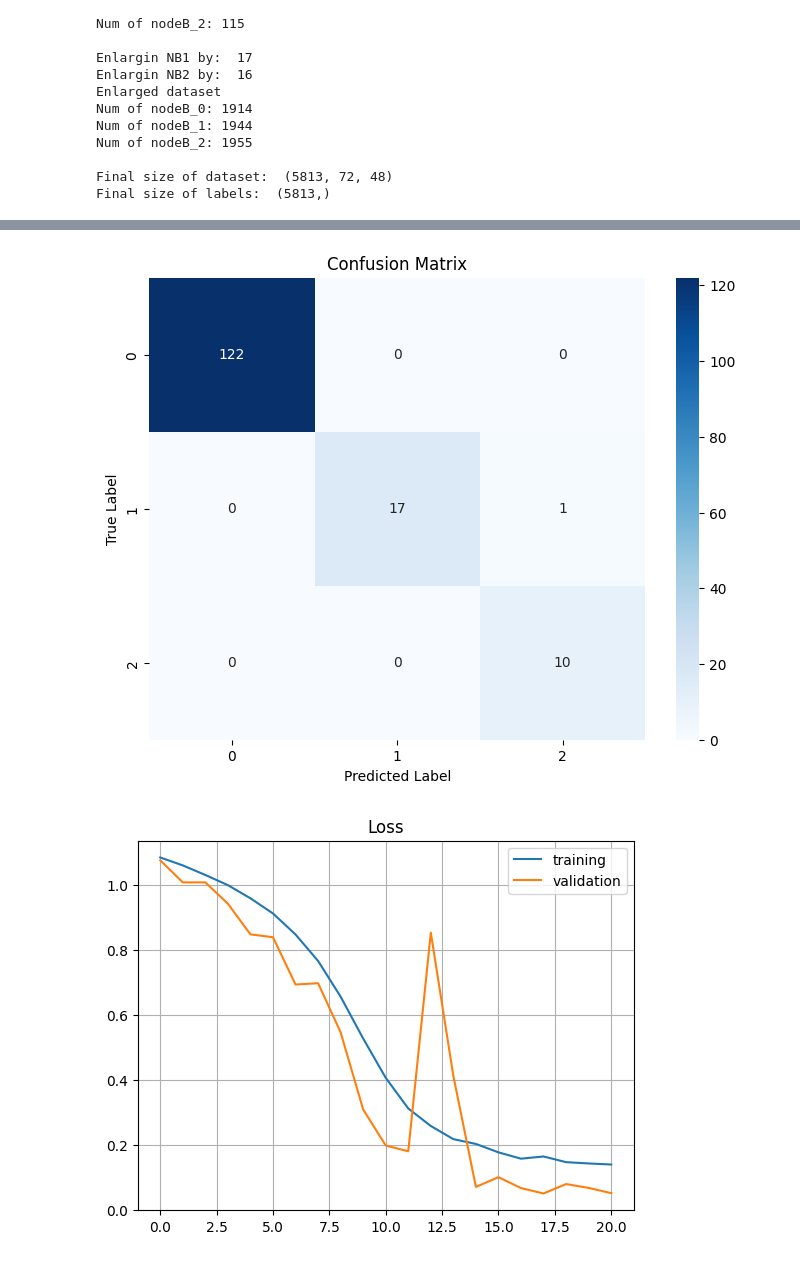
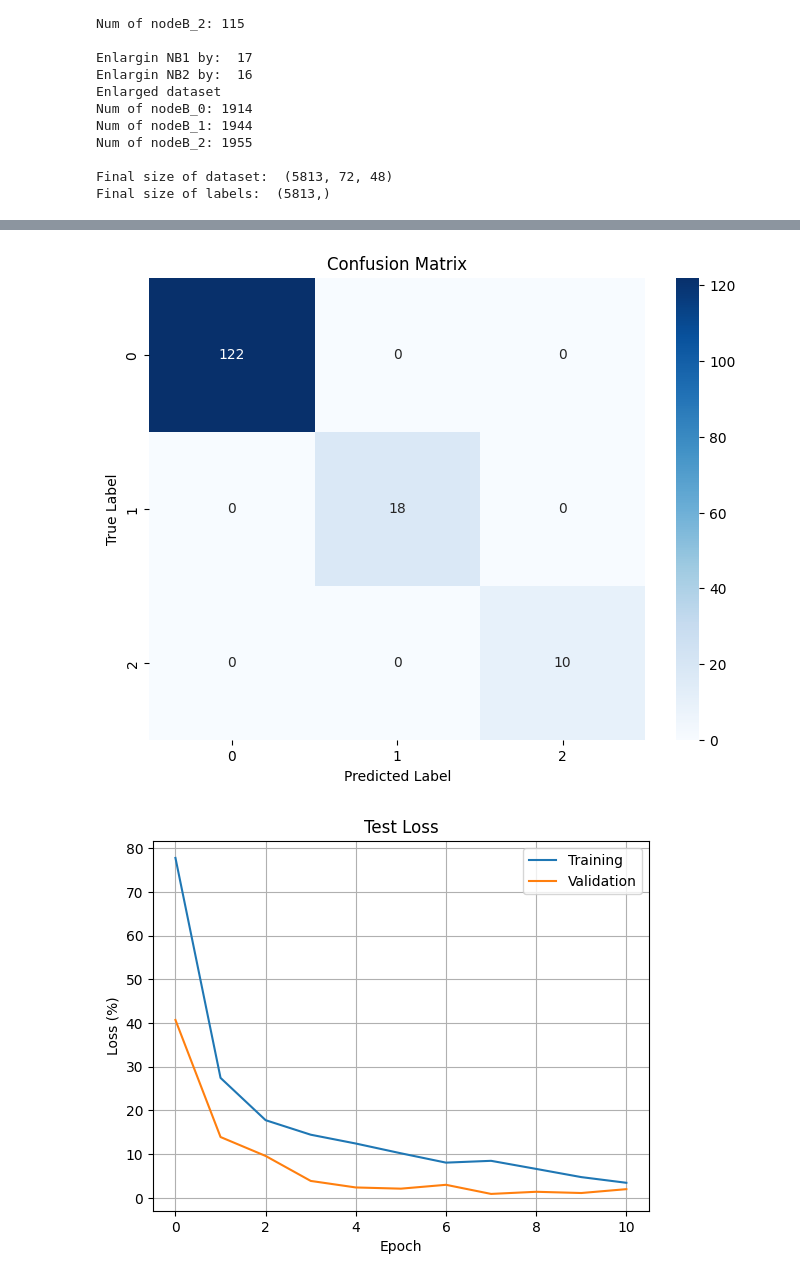
Before and after one commit to TaVodic/MPA-MLF, a Jupyter notebook: Project/project_MT.ipynb, the cells around one changed output, grey strips where cells are left out. Cells and saved outputs as stored; diff of their text form; code cells hidden in the pictures.

Commit message:
final graphs, adamax, 99.16p

```diff
--- a/Project/project_MT.ipynb
+++ b/Project/project_MT.ipynb
@@ -212,7 +212,7 @@ model.add(Dense(32, activation='relu'))
 
 model.add(Dense(3, activation='softmax'))
 
-model.compile(loss='categorical_crossentropy', optimizer=SGD(learning_rate = 0.001), metrics=['accuracy'])
+model.compile(loss='categorical_crossentropy', optimizer=Adamax(learning_rate = 0.001), metrics=['accuracy'])
 
 model.summary()
 
@@ -284,16 +284,23 @@ plt.ylabel('True Label')
 plt.title('Confusion Matrix')
 plt.show()
 
+# Plot loss
 plt.figure()
-plt.title('Loss')
-plt.plot(history.history['loss'])
-plt.plot(history.history['val_loss'])
-plt.legend(['training', 'validation'])
-plt.grid('both')
+plt.title('Test Loss')
+plt.plot([x * 100 for x in history.history['loss']])
+plt.plot([x * 100 for x in history.history['val_loss']])
+plt.xlabel('Epoch')
+plt.ylabel('Loss (%)')
+plt.legend(['Training', 'Validation'])
+plt.grid(True)
+
+# Plot accuracy
 plt.figure()
-plt.title('Accuracy')
-plt.plot(history.history['accuracy'])
-plt.plot(history.history['val_accuracy'])
-plt.legend(['training', 'validation'])
-plt.grid('both')
+plt.title('Test Accuracy')
+plt.plot([x * 100 for x in history.history['accuracy']])
+plt.plot([x * 100 for x in history.history['val_accuracy']])
+plt.xlabel('Epoch')
+plt.ylabel('Accuracy (%)')
+plt.legend(['Training', 'Validation'])
+plt.grid(True)
 # %% [output]
@@ -304,2 +311,2 @@ Test accuracy: 99.33333396911621 %
 [figure]
-[figure, old version]
+[figure, new version]
```
Also changed, not shown: parts of 4 cells of this notebook, 3 other files.
